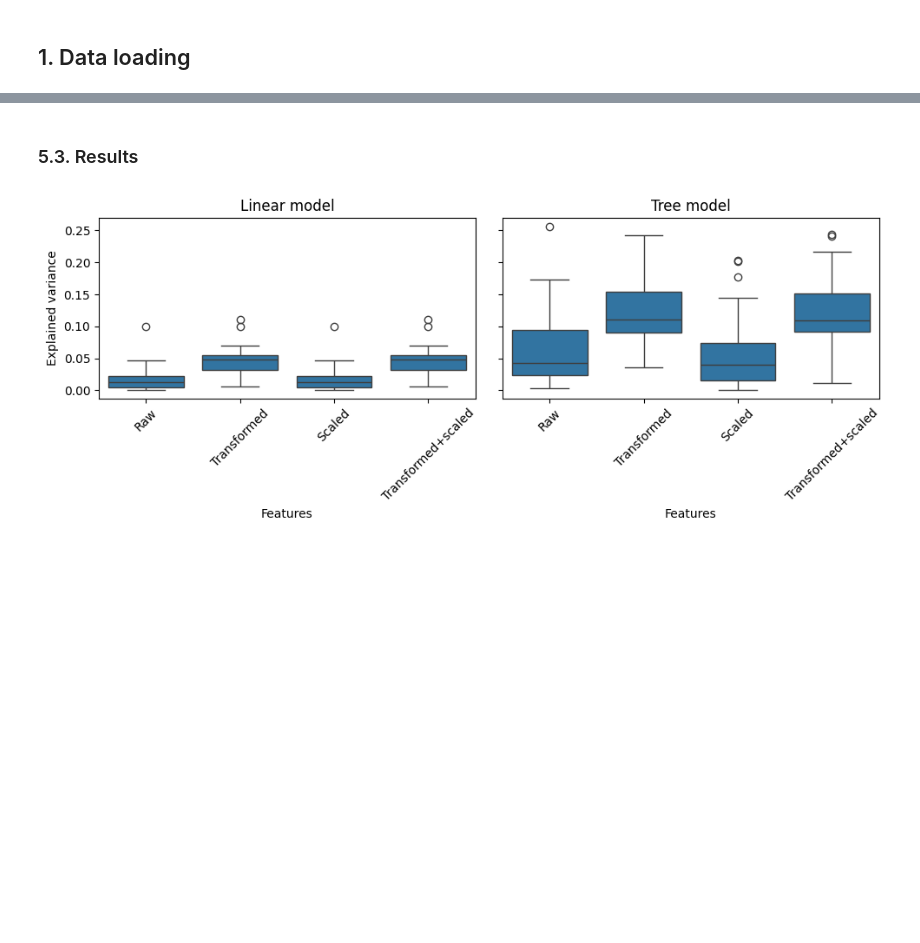
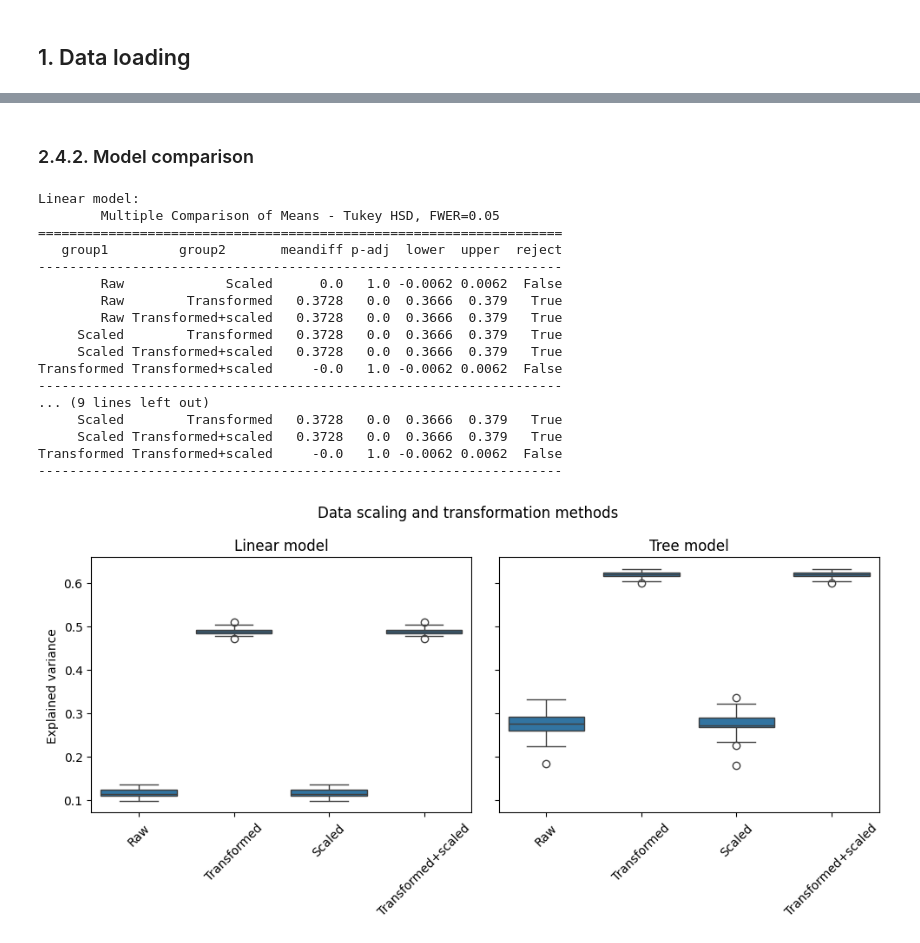
Before and after one commit to gperdrizet/gperdrizet-data-preprocessing-project-tutorial, a Jupyter notebook: gperdrizet-04_feature_engineering.ipynb, the cells around one changed output, grey strips where cells are left out. Cells and saved outputs as stored; diff of their text form; code cells hidden in the pictures; blank space fills up the shorter version.

Commit message:
Switched to using cleaned data and added tree model back to evaluation.

```diff
--- a/gperdrizet-04_feature_engineering.ipynb
+++ b/gperdrizet-04_feature_engineering.ipynb
@@ -70,8 +70,18 @@ raw_data_df[features].describe()
 # %%
+skewed_features=[
+    'price',
+    'minimum_nights',
+    'number_of_reviews',
+    'reviews_per_month',
+    'calculated_host_listings_count',
+    'availability_365',
+    'neighbourhood_group',
+    'room_type'
+]
+
 transformed_data_df=raw_data_df.copy()
-transformed_data_df[features]=power_transform(transformed_data_df[features]+1, method='box-cox')
-transformed_data_df[label]=power_transform(transformed_data_df[label].to_frame()+1, method='box-cox')
+transformed_data_df[skewed_features]=power_transform(transformed_data_df[skewed_features]+1, method='box-cox')
 datasets['Transformed']=transformed_data_df[features + [label]].copy()
 
-transformed_data_df[features].describe()
+transformed_data_df[features + [label]].describe()
 # %% [output]
@@ -89,9 +99,8 @@ transformed_data_df[features].describe()
 # %%
 scaled_data_df=raw_data_df.copy()
 scaler=StandardScaler()
-scaled_data_df[features]=scaler.fit_transform(scaled_data_df[features])
-scaled_data_df[label]=scaler.fit_transform(scaled_data_df[label].to_frame())
+scaled_data_df[features + [label]]=scaler.fit_transform(scaled_data_df[features + [label]])
 datasets['Scaled']=scaled_data_df[features + [label]].copy()
 
-scaled_data_df[features].describe()
+scaled_data_df[features + [label]].describe()
 # %% [output]
@@ -107,9 +118,8 @@ scaled_data_df[features].describe()
 # %%
 scaled_transformed_data_df=transformed_data_df.copy()
 scaler=StandardScaler()
-scaled_transformed_data_df[features]=scaler.fit_transform(scaled_transformed_data_df[features])
-scaled_transformed_data_df[label]=scaler.fit_transform(scaled_transformed_data_df[label].to_frame())
+scaled_transformed_data_df[features + [label]]=scaler.fit_transform(scaled_transformed_data_df[features + [label]])
 datasets['Transformed+scaled']=scaled_transformed_data_df[features + [label]].copy()
 
-scaled_transformed_data_df[features].describe()
+scaled_transformed_data_df[features + [label]].describe()
 # %% [output]
@@ -188,20 +163,44 @@ Transformed Transformed+scaled     -0.0   1.0 -0.0147 0.0147  False
-# %% [markdown]
-### 5.3. Results
+# %% [markdown]
+### 2.4.2. Model comparison
 # %%
-fig, axs=plt.subplots(1,2, figsize=(10,4), sharey=True)
+print(f'Linear model:\n{linear_result}\n')
+print(f'Tree model:\n{tree_result}')
+
+fig, axs=plt.subplots(1,2, figsize=(10,5), sharey=True)
 axs=axs.flatten()
 
-sns.boxplot(linear_results_df, x='Feature set', y='Explained variance', ax=axs[0])
+fig.suptitle('Data scaling and transformation methods')
+
+sns.boxplot(linear_results_df, x='Feature set', y='Score', ax=axs[0])
 axs[0].set_title('Linear model')
-axs[0].set_xlabel('Features')
+axs[0].set_xlabel('')
 axs[0].tick_params(axis='x', labelrotation=45)
+axs[0].set_ylabel('Explained variance')
 
-sns.boxplot(tree_results_df, x='Feature set', y='Explained variance', ax=axs[1])
+sns.boxplot(tree_results_df, x='Feature set', y='Score', ax=axs[1])
 axs[1].set_title('Tree model')
-axs[1].set_xlabel('Features')
+axs[1].set_xlabel('')
 axs[1].tick_params(axis='x', labelrotation=45)
+axs[1].set_ylabel('Explained variance')
 
 plt.tight_layout()
 plt.show()
 # %% [output]
+Linear model:
+        Multiple Comparison of Means - Tukey HSD, FWER=0.05
+===================================================================
+   group1         group2       meandiff p-adj  lower  upper  reject
+-------------------------------------------------------------------
+        Raw             Scaled      0.0   1.0 -0.0062 0.0062  False
+        Raw        Transformed   0.3728   0.0  0.3666  0.379   True
+        Raw Transformed+scaled   0.3728   0.0  0.3666  0.379   True
+     Scaled        Transformed   0.3728   0.0  0.3666  0.379   True
+     Scaled Transformed+scaled   0.3728   0.0  0.3666  0.379   True
+Transformed Transformed+scaled     -0.0   1.0 -0.0062 0.0062  False
+-------------------------------------------------------------------
+... (9 lines left out)
+     Scaled        Transformed   0.3728   0.0  0.3666  0.379   True
+     Scaled Transformed+scaled   0.3728   0.0  0.3666  0.379   True
+Transformed Transformed+scaled     -0.0   1.0 -0.0062 0.0062  False
+-------------------------------------------------------------------
-[figure, old version]
+[figure, new version]
```
Also changed, not shown: parts of 17 cells of this notebook.
